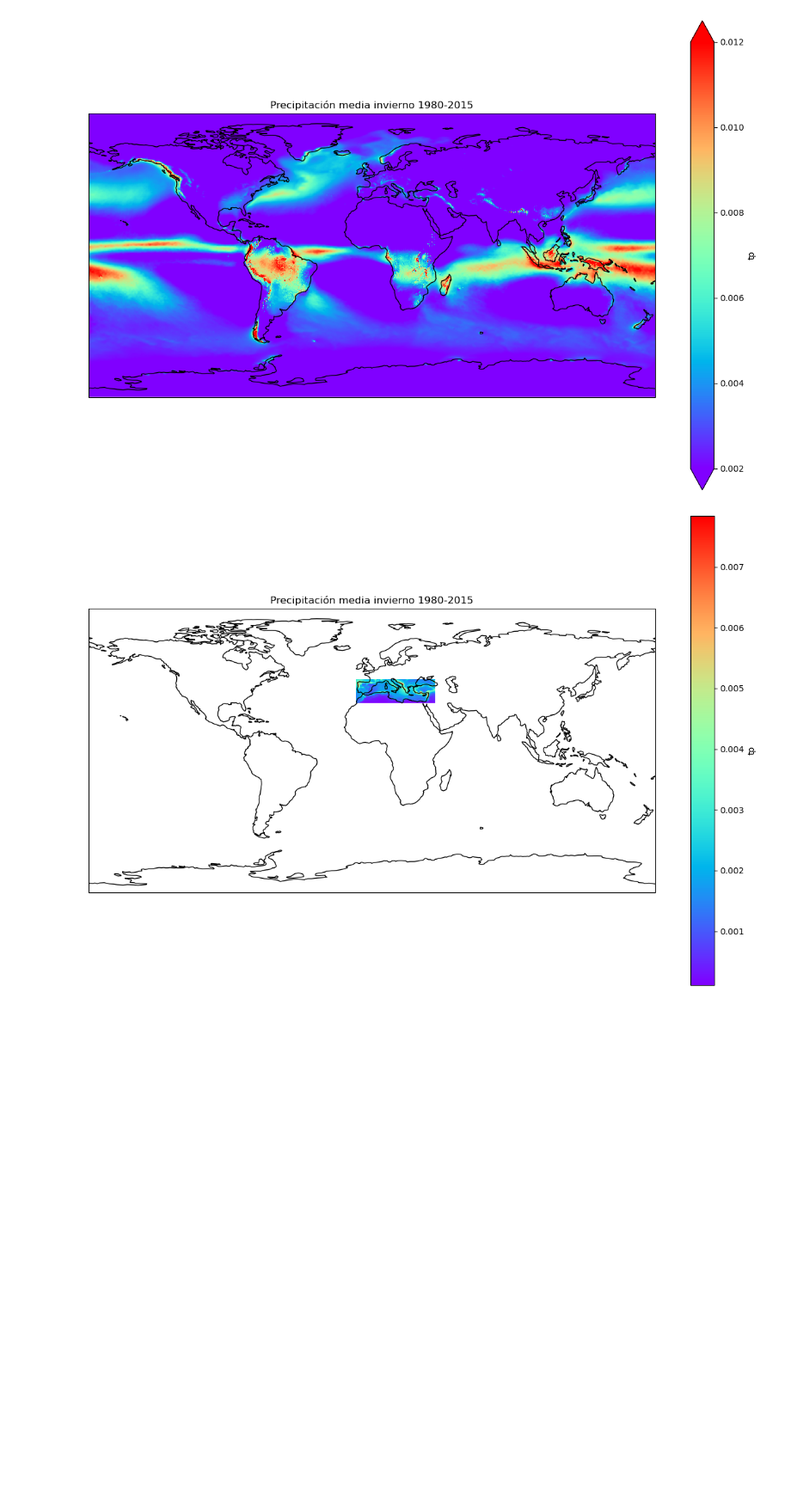
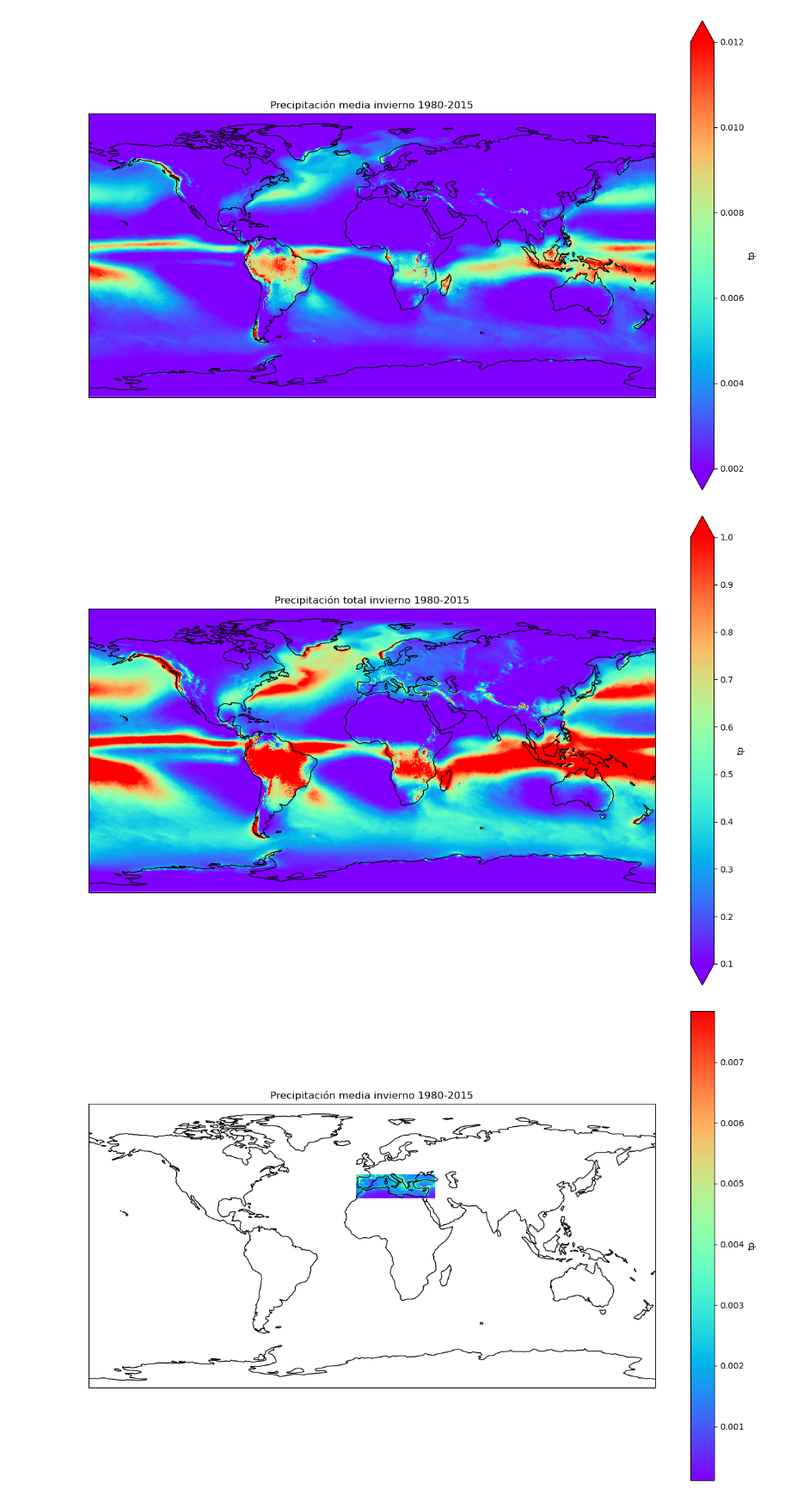
Before and after one commit to rubeenalonso/Practicas-Predictia, a Jupyter notebook: PrimerosPasos/Tarea_pr.ipynb, the cells around one changed output. Shown at 86% size. Drawn from its saved outputs; the diff is of its cells as text; code cells hidden in the pictures; blank space fills up the shorter version.

```diff
--- a/PrimerosPasos/Tarea_pr.ipynb
+++ b/PrimerosPasos/Tarea_pr.ipynb
@@ -41,6 +41,15 @@ plt.title('Precipitación media invierno 1980-2015')
 plt.gcf().set_size_inches(15, 10)
 # %% [output]
 [figure]
+# %%
+dr_total = dr.sum(dim='time')
+ax = plt.axes(projection=ccrs.PlateCarree())
+dr_total.plot.pcolormesh(ax=ax, vmin = 0.1, vmax = 1, cmap='rainbow')
+ax.coastlines()
+plt.title('Precipitación total invierno 1980-2015')
+plt.gcf().set_size_inches(15, 10)
+# %% [output]
+[figure, added]
 # %%
 ar6 = regionmask.defined_regions.ar6.all
 mask = ar6.mask(ds['longitude'], ds['latitude'])
```
Also changed, not shown: parts of 8 cells of this notebook.
